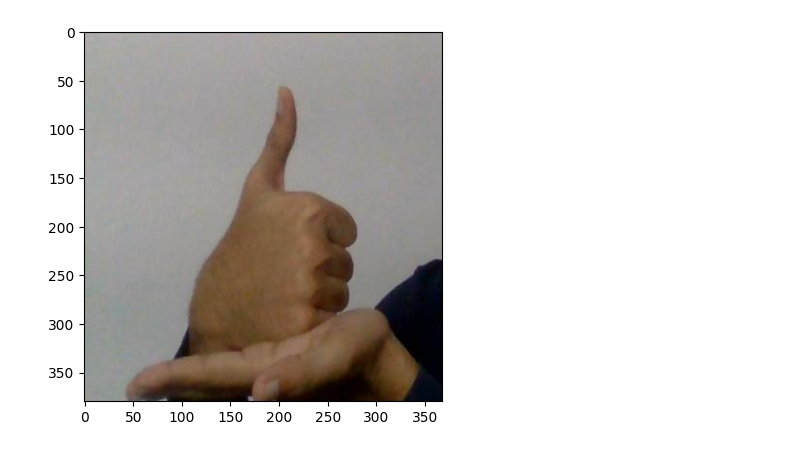
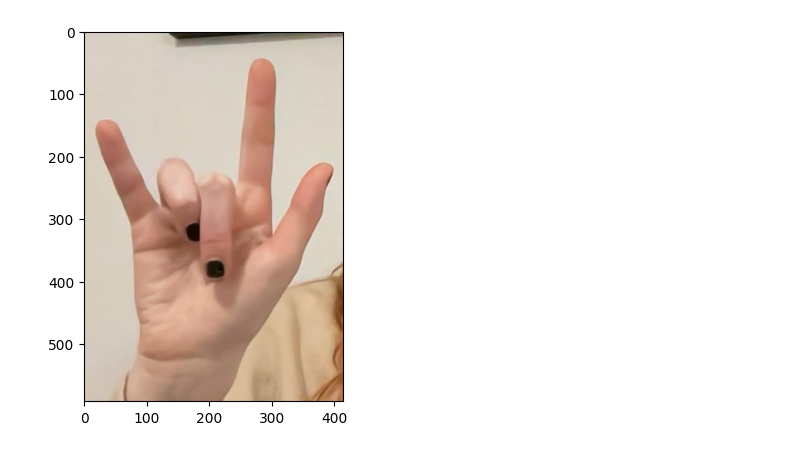
Before and after one commit to amalolepszy/hand-sign-recognition, a Jupyter notebook: detect_hands.ipynb, the cells around one changed output. Saved outputs shown, nothing was run; the diff lists cells and outputs as text; code cells hidden in the pictures.

Commit message:
Use resnet for classification, fix padding of detector

```diff
--- a/detect_hands.ipynb
+++ b/detect_hands.ipynb
@@ -21,10 +21,11 @@ Train labels path: Sign Language Detection\hindusi\train\labels
+# %%
+RESIZED_IMG_SIZE=400
 # %%
 import os
 import cv2
 import numpy as np
-from sklearn.model_selection import train_test_split
 
-def load_detection_data(img_dir, label_dir, img_size=(224, 224)):
+def load_detection_data(img_dir, label_dir, img_size=(RESIZED_IMG_SIZE, RESIZED_IMG_SIZE)):
     images = []
     boxes = [] # Tutaj trafią tylko współrzędne [x, y, w, h]
 
@@ -64,11 +65,6 @@ def load_detection_data(img_dir, label_dir, img_size=(224, 224)):
 X_train, Y_train = load_detection_data(train_images, train_labels)
 
 X_val, Y_val = load_detection_data(test_images, test_labels)
-
-
-
-# Podział na trening i walidację
-# X_train, X_val, Y_train, Y_val = train_test_split(X, Y, test_size=0.2, random_state=42)
 # %%
 import tensorflow as tf
 from tensorflow.keras import layers, models
@@ -76,7 +72,7 @@ from tensorflow.keras import layers, models
 def build_locator_model():
     # 1. Backbone (kręgosłup sieci) - MobileNetV2 bez ostatnich warstw
     base_model = tf.keras.applications.MobileNetV2(
-        input_shape=(224, 224, 3),
+        input_shape=(RESIZED_IMG_SIZE, RESIZED_IMG_SIZE, 3),
         include_top=False,
         weights='imagenet'
     )
@@ -160,7 +155,7 @@ def crop_hand(image_path, model):
     # 1. Przygotuj obraz
     original_img = cv2.imread(image_path)
     img = cv2.cvtColor(original_img, cv2.COLOR_BGR2RGB)
-    img_resized = cv2.resize(img, (224, 224)) / 255.0
+    img_resized = cv2.resize(img, (RESIZED_IMG_SIZE, RESIZED_IMG_SIZE)) / 255.0
     input_tensor = np.expand_dims(img_resized, axis=0)
 
     # 2. Predykcja ramki
@@ -194,7 +189,7 @@ if sample_imgs:
     sample_img = sample_imgs[0]
     sample_label = train_labels / (sample_img.stem + ".txt")
 
-cropped_img, coords = crop_hand("./Sign Language Detection/hindusi/test/images/Help-46278127-85ac-11ef-a5ff-8cec4b00b636_jpg.rf.0b5528f03f6404450972b4d719d433fd.jpg", detector)
+cropped_img, coords = crop_hand("./Sign Language Detection/babeczka/test/images/iloveyou_1f4c00c4-7679-11ed-bb1e-1e08bc6ed8a6_jpg.rf.e6b72a4127ff5544f3bd78317ca11b0e.jpg", detector)
 
 if cropped_img.size > 0:
     cropped_img_rgb = cv2.cvtColor(cropped_img, cv2.COLOR_BGR2RGB)
@@ -204 +199 @@ if cropped_img.size > 0:
-[figure, old version]
+[figure, new version]
```
Also changed, not shown: parts of 6 cells of this notebook, 1 other file.
